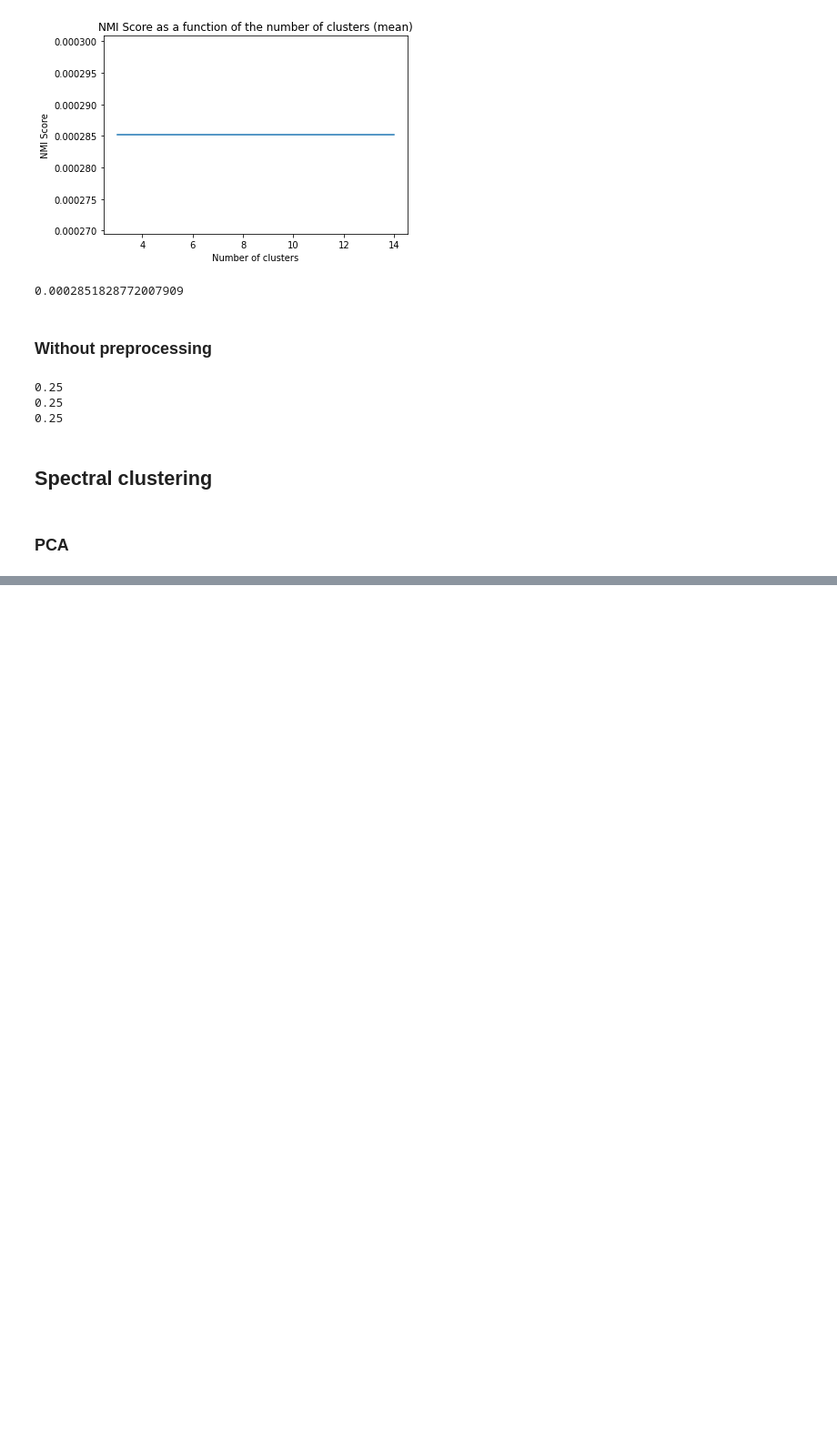
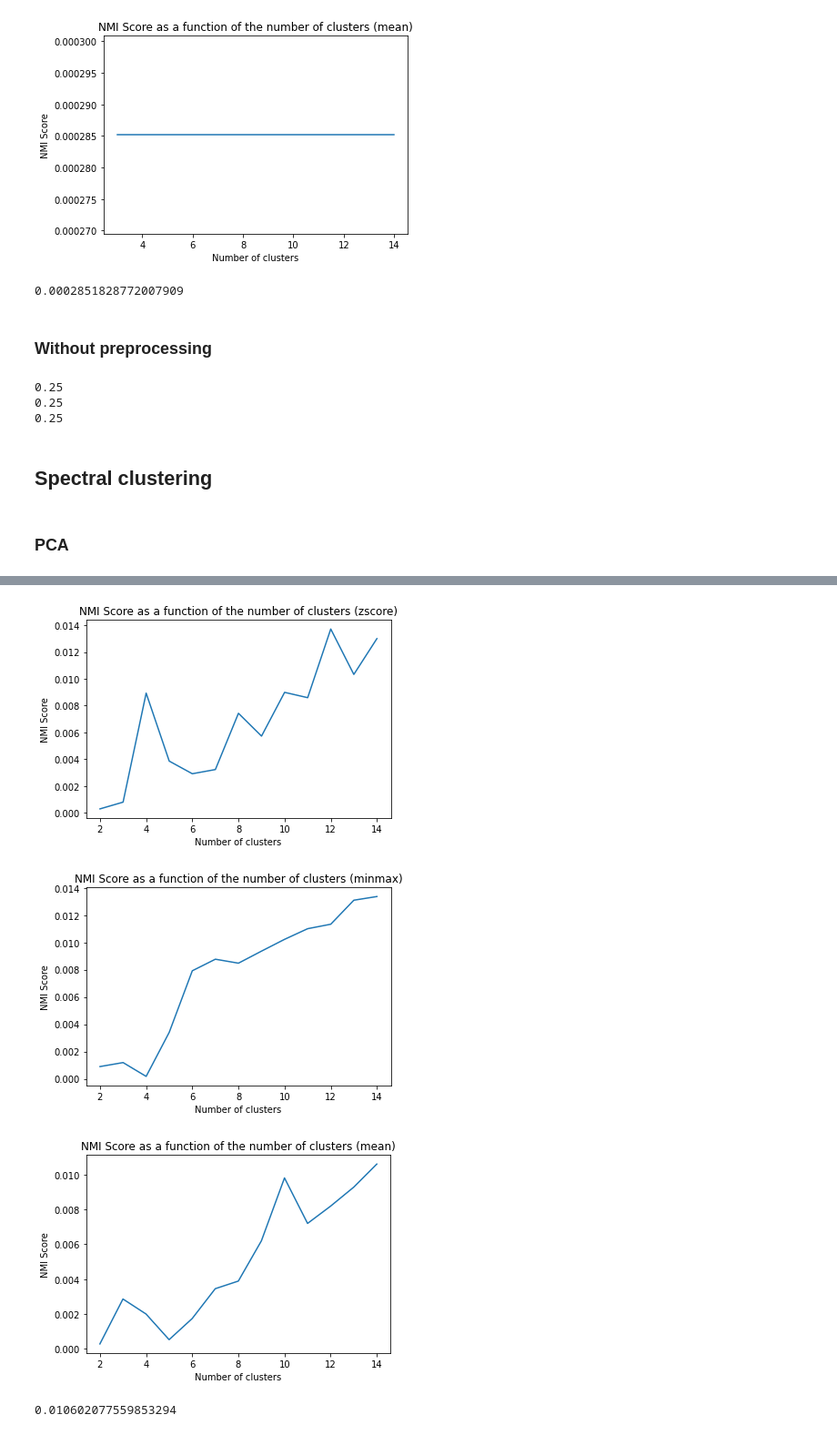
Before and after one commit to breno-aberle/data-mining-clustering-project, a Jupyter notebook: dm_project_code_ms.ipynb, the cells around one changed output, grey strips where cells are left out. Shown at 91% size. Drawn from its saved outputs; the diff is of its cells as text; code cells hidden in the pictures; blank space fills up the shorter version.

Commit message:
Spectral pca plots

```diff
--- a/dm_project_code_ms.ipynb
+++ b/dm_project_code_ms.ipynb
@@ -366 +346,23 @@ for data_reduced, method in zip(datas_reduced_pca, datasets):
 0.7339609131400201
+# %%
+for data_reduced, method in zip(datas_reduced_umap, datasets):
+    scores = []
+    n_clusters = range(2, 15)
+    truth = data['class'].values - 1
+    for k in tqdm(n_clusters):
+        preds, km = spectral(data_reduced, k)
+        score = nmi(truth, preds, k)
+        scores.append(score)
+    plt.plot(n_clusters, scores)
+    plt.xlabel("Number of clusters")
+    plt.ylabel("NMI Score")
+    plt.title("NMI Score as a function of the number of clusters (" + method + ")")
+    plt.savefig(f'plots/ms/spectral_umap_{method}.png')
+    plt.show()
+
+    print(max(scores))
+# %% [output]
+[figure, added]
+[figure, added]
+[figure, added]
+0.010602077559853294
```
Also changed, not shown: parts of 2 cells of this notebook, 3 other files.
